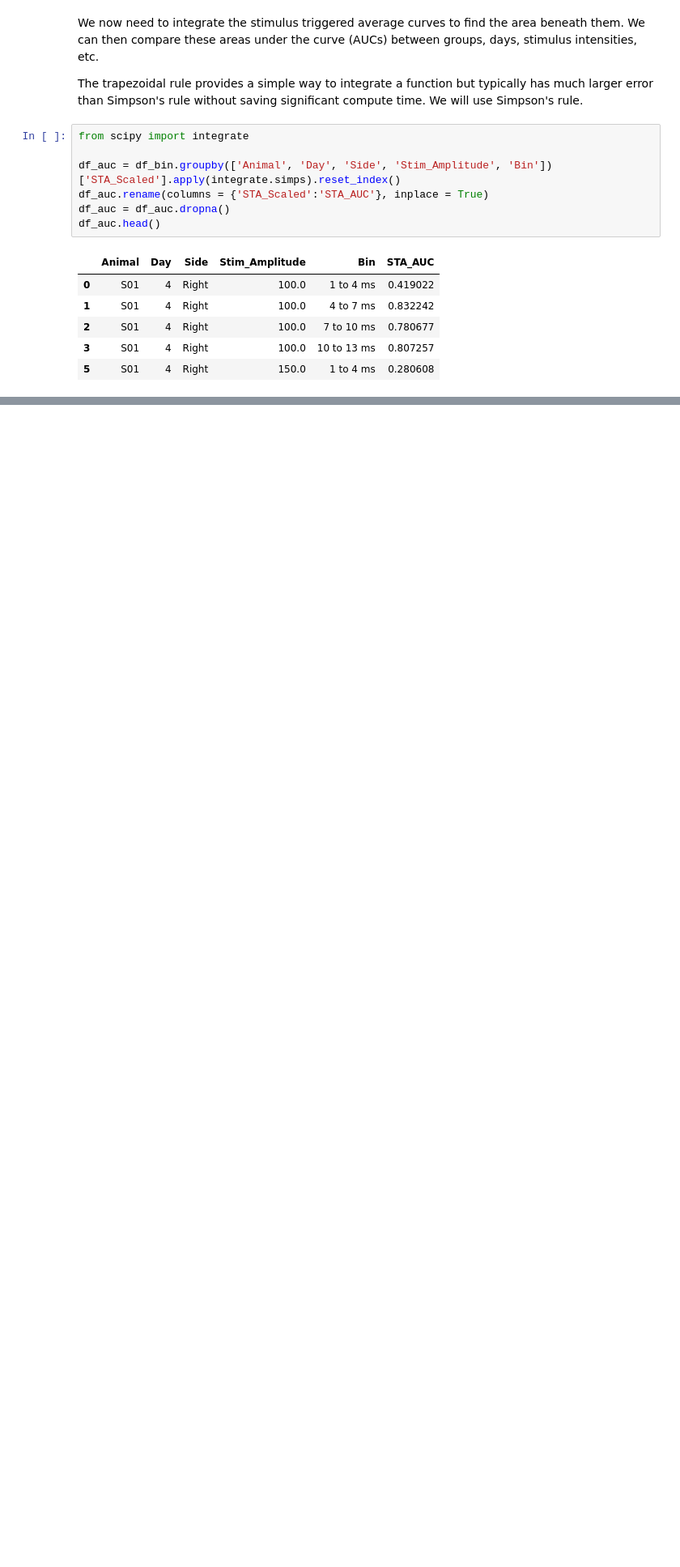
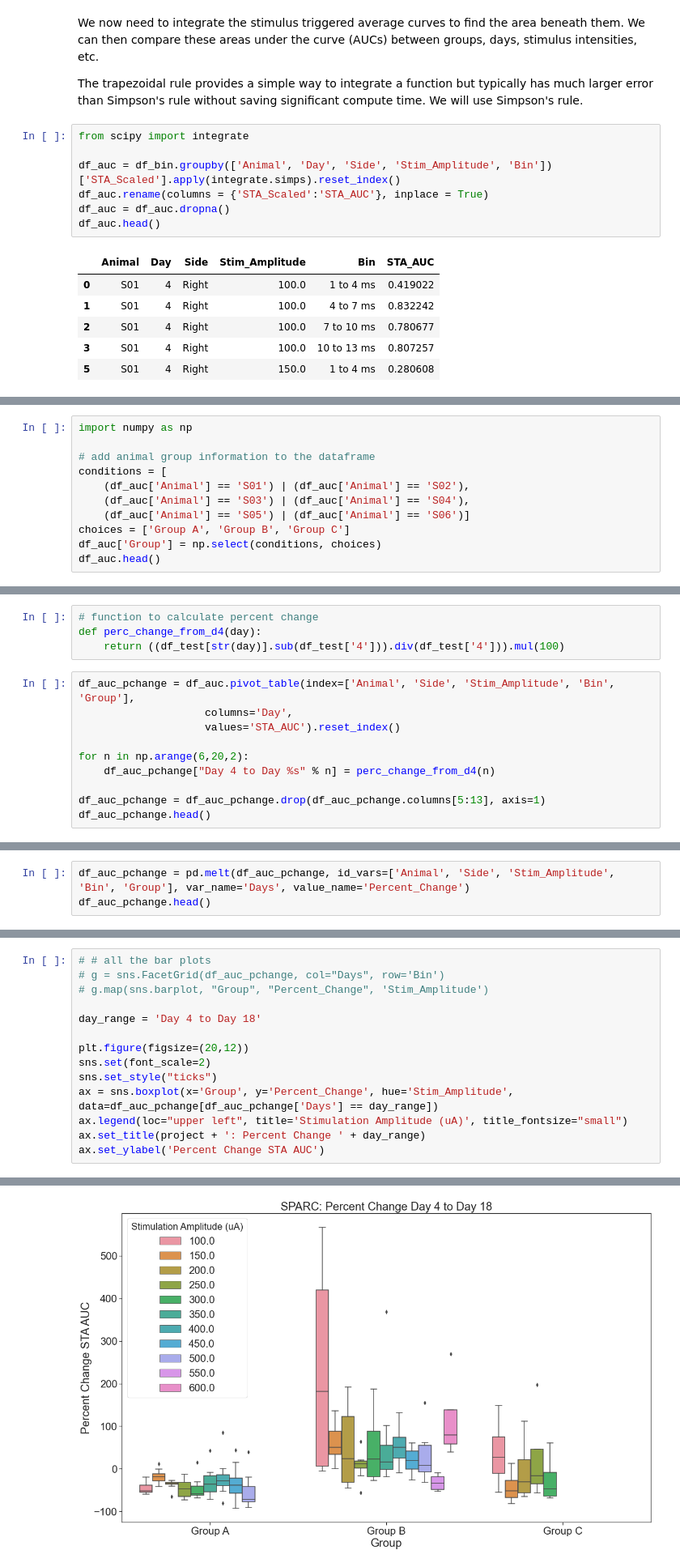
Before and after one commit to IanGMalone/Evoked_Potential_Analysis, a Jupyter notebook: Motor Evoked Potential Analyses.ipynb, the cells around one changed output, grey strips where cells are left out. Shown at 81% size. Cells and saved outputs as stored; diff of their text form; blank space fills up the shorter version.

Commit message:
Percent change boxplot added

```diff
--- a/Motor Evoked Potential Analyses.ipynb
+++ b/Motor Evoked Potential Analyses.ipynb
@@ -210,0 +191,11 @@ sns.heatmap(df_animal_day_pivot, annot=True, fmt='.0f', cmap="coolwarm")
+# %%
+import numpy as np
+
+# add animal group information to the dataframe
+conditions = [
+    (df_auc['Animal'] == 'S01') | (df_auc['Animal'] == 'S02'),
+    (df_auc['Animal'] == 'S03') | (df_auc['Animal'] == 'S04'),
+    (df_auc['Animal'] == 'S05') | (df_auc['Animal'] == 'S06')]
+choices = ['Group A', 'Group B', 'Group C']
+df_auc['Group'] = np.select(conditions, choices)
+df_auc.head()
@@ -210,0 +209,14 @@ sns.heatmap(df_animal_day_pivot, annot=True, fmt='.0f', cmap="coolwarm")
+# %%
+# function to calculate percent change
+def perc_change_from_d4(day):
+    return ((df_test[str(day)].sub(df_test['4'])).div(df_test['4'])).mul(100)
+# %%
+df_auc_pchange = df_auc.pivot_table(index=['Animal', 'Side', 'Stim_Amplitude', 'Bin', 'Group'],
+                    columns='Day',
+                    values='STA_AUC').reset_index()
+
+for n in np.arange(6,20,2):
+    df_auc_pchange["Day 4 to Day %s" % n] = perc_change_from_d4(n)
+
+df_auc_pchange = df_auc_pchange.drop(df_auc_pchange.columns[5:13], axis=1)
+df_auc_pchange.head()
@@ -210,0 +230,3 @@ sns.heatmap(df_animal_day_pivot, annot=True, fmt='.0f', cmap="coolwarm")
+# %%
+df_auc_pchange = pd.melt(df_auc_pchange, id_vars=['Animal', 'Side', 'Stim_Amplitude', 'Bin', 'Group'], var_name='Days', value_name='Percent_Change')
+df_auc_pchange.head()
@@ -210,0 +240,15 @@ sns.heatmap(df_animal_day_pivot, annot=True, fmt='.0f', cmap="coolwarm")
+# %%
+# # all the bar plots
+# g = sns.FacetGrid(df_auc_pchange, col="Days", row='Bin')
+# g.map(sns.barplot, "Group", "Percent_Change", 'Stim_Amplitude')
+
+day_range = 'Day 4 to Day 18'
+
+plt.figure(figsize=(20,12))
+sns.set(font_scale=2)
+sns.set_style("ticks")
+ax = sns.boxplot(x='Group', y='Percent_Change', hue='Stim_Amplitude', data=df_auc_pchange[df_auc_pchange['Days'] == day_range])
+ax.legend(loc="upper left", title='Stimulation Amplitude (uA)', title_fontsize="small")
+ax.set_title(project + ': Percent Change ' + day_range)
+ax.set_ylabel('Percent Change STA AUC')
+# %% [output]
@@ -211,3 +256,4 @@ sns.heatmap(df_animal_day_pivot, annot=True, fmt='.0f', cmap="coolwarm")
+[figure, added]
 # %% [markdown]
 ### Other analyses
 
```
Also changed, not shown: parts of 10 cells of this notebook.
